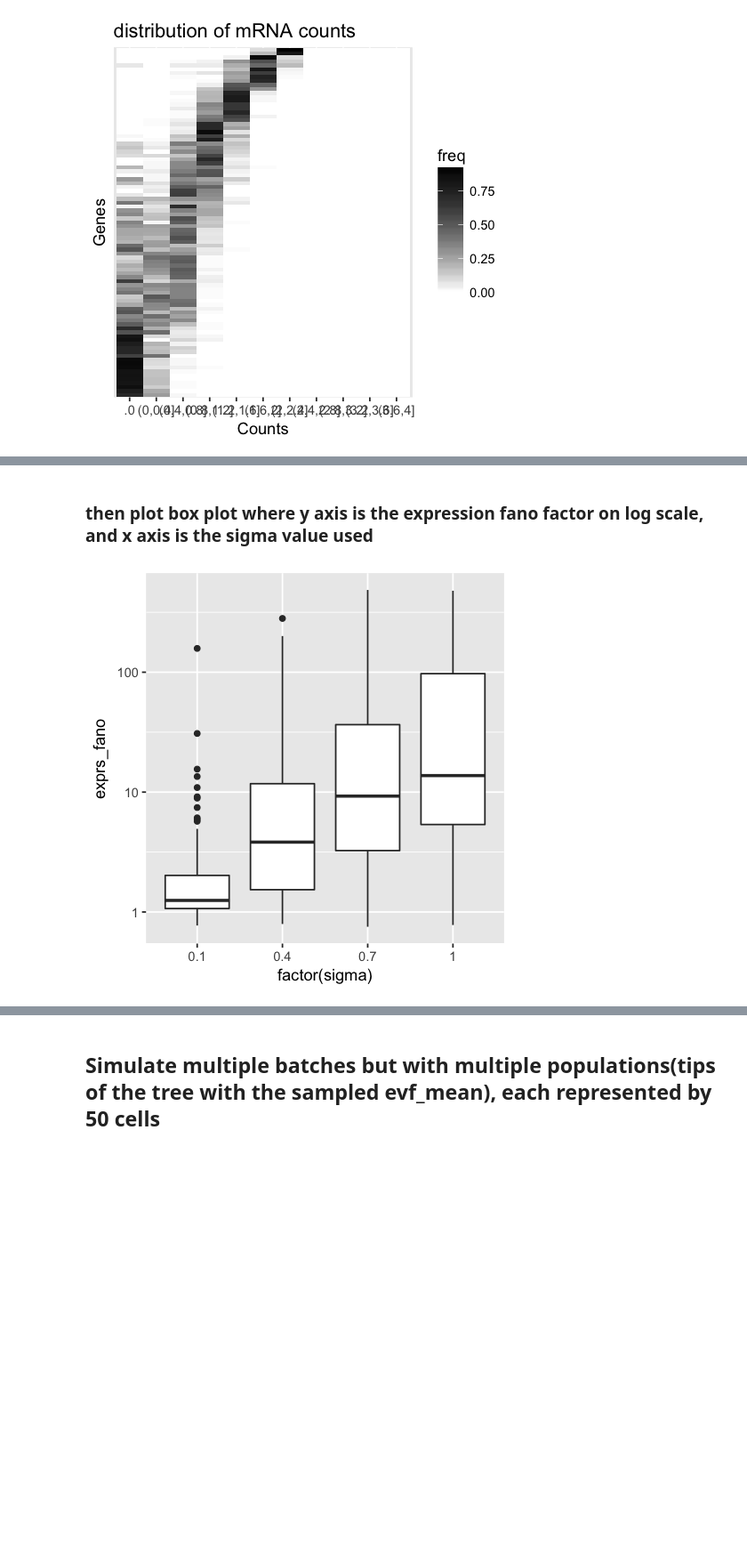
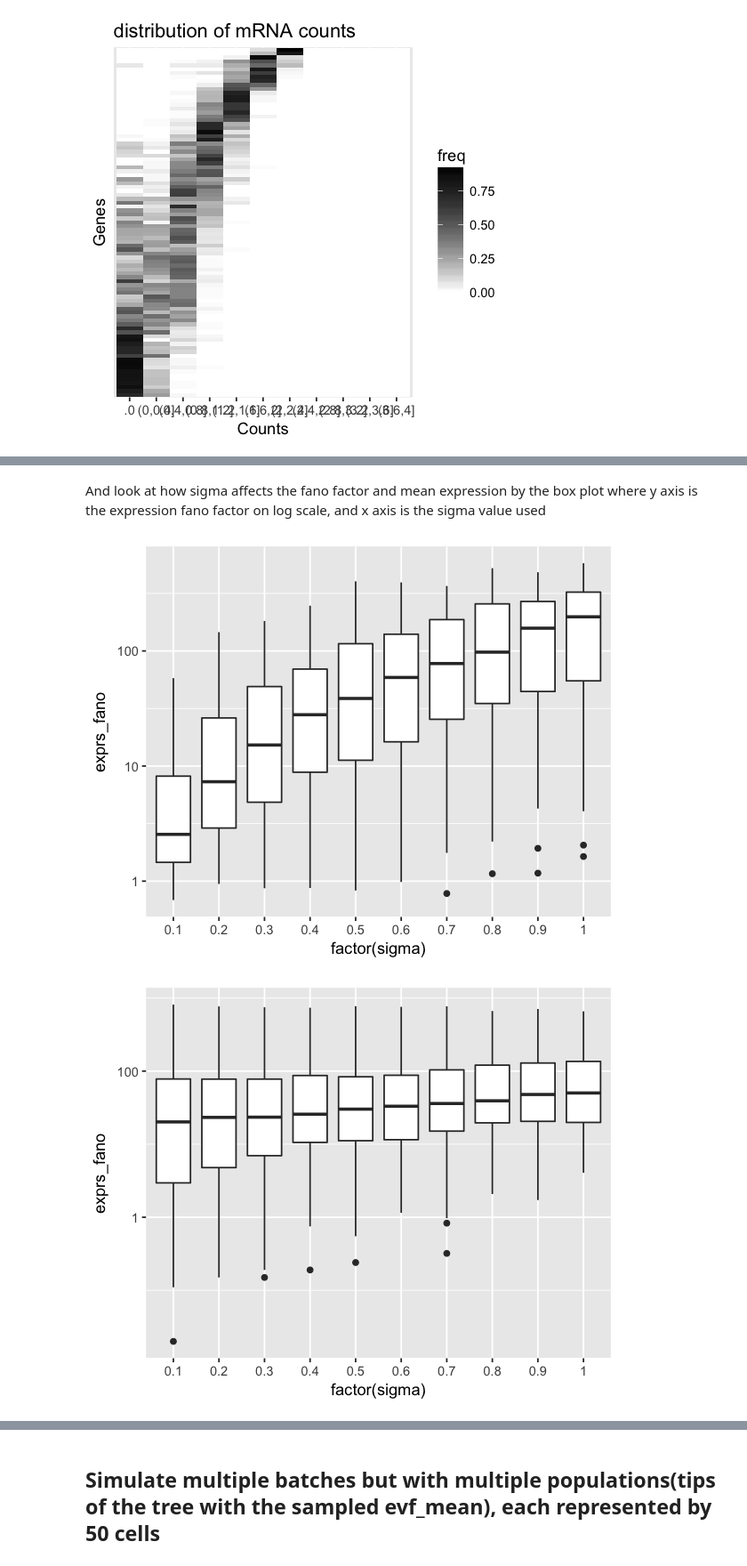
Before and after one commit to YosefLab/SymSim, a Jupyter notebook: Manual.ipynb, the cells around one changed output, grey strips where cells are left out. Shown at 89% size. Drawn from its saved outputs; the diff is of its cells as text; code cells hidden in the pictures; blank space fills up the shorter version.

```diff
--- a/Manual.ipynb
+++ b/Manual.ipynb
@@ -68,4 +108,5 @@ We can now simulate the gene expression matrix with the bimodality parameter, us
 # %%
+bimod <-0.9
 temp<-sim1Pop1Batch(evf_mean=rep(1,nevf), evf_sd=rep(0.2,nevf),ncells=ncells,
         randseed=randseed,gene_effects=gene_effects,bimod=bimod,alpha=0.1,
         alpha_sd=0.01,nbins=10,gcbias=0.1,lenbias=0.1,batch=exp(rnorm(ngenes,0,0.1)),noise=0.1,
@@ -112,13 +154,3 @@ ord2<-PlotCountHeatmap(LogDist(temp[[3]],log_count_bins),rowMeans(temp[[3]]),NA,
 # %% [output]
 [figure]
 [figure]
-# %%
-change_alpha <- lapply(seq(0,1,0.1),function(alpha){
-    start <- proc.time()
-	temp<-sim1Pop1Batch(evf_mean=rep(1,nevf), evf_sd=rep(0.1,nevf),ncells=ncells,
-			randseed=randseed,gene_effects=gene_effects,bimod=0,alpha=0.1,
-			alpha_sd=0.01,nbins=10,gcbias=0.1,lenbias=0.1,batch=exp(rnorm(ngenes,0,0.3)),noise=0.1,
-			matched_params=match_params1)
-    #print(proc.time()-start)
-	return(temp)
-})
@@ -199,10 +291,10 @@ ord3<-PlotCountHeatmap(LogDist(temp[[4]],log_count_bins),rowMeans(temp[[4]]),NA,
 # %%
-change_sigma <- lapply(seq(0.1,1,0.3),function(Sigma){
-    start <- proc.time()
+change_sigma <- lapply(seq(0.1,1,0.1),function(Sigma){
+    #start <- proc.time()
 	temp<-sim1Pop1Batch(evf_mean=rep(1,nevf), evf_sd=rep(Sigma,nevf),ncells=ncells,
 			randseed=randseed,gene_effects=gene_effects,bimod=0,alpha=0.1,
 			alpha_sd=0.01,nbins=10,gcbias=0.5,lenbias=0.3,batch=exp(rnorm(ngenes,0,0.3)),noise=0.1,
 			matched_params=match_params1)
-    print(proc.time()-start)
+    #print(proc.time()-start)
 	return(temp)
 })
@@ -218,14 +301,24 @@ change_sigma <- lapply(seq(0.1,1,0.3),function(Sigma){
 # %% [markdown]
-### then plot box plot where y axis is the expression fano factor on log scale, and x axis is the sigma value used
+And look at how sigma affects the fano factor and mean expression by the box plot where y axis is the expression fano factor on log scale, and x axis is the sigma value used
 # %%
 fano_compare <- lapply(change_sigma,function(X){apply((X[[2]]),1,function(Y){var(Y)/mean(Y)})})
 fano_compare <- do.call(rbind,fano_compare)
-rownames(fano_compare)<-seq(0.1,1,0.3)
+rownames(fano_compare)<-seq(0.1,1,0.1)
 df<-melt(fano_compare)
 colnames(df)=c('sigma','rep','exprs_fano')
 p <- ggplot(df, aes(x=factor(sigma), y=exprs_fano))
 p <- p + geom_boxplot()+ scale_y_continuous(trans='log10')
 print(p)
+
+mean_compare <- lapply(change_sigma,function(X){apply((X[[2]]),1,function(Y){mean(Y)})})
+mean_compare <- do.call(rbind,mean_compare)
+rownames(mean_compare)<-seq(0.1,1,0.1)
+df<-melt(mean_compare)
+colnames(df)=c('sigma','rep','exprs_fano')
+p <- ggplot(df, aes(x=factor(sigma), y=exprs_fano))
+p <- p + geom_boxplot()+ scale_y_continuous(trans='log10')
+print(p)
 # %% [output]
-[figure, old version]
+[figure, new version]
+[figure, added]
 # %% [markdown]
```
Also changed, not shown: parts of 37 cells of this notebook.
